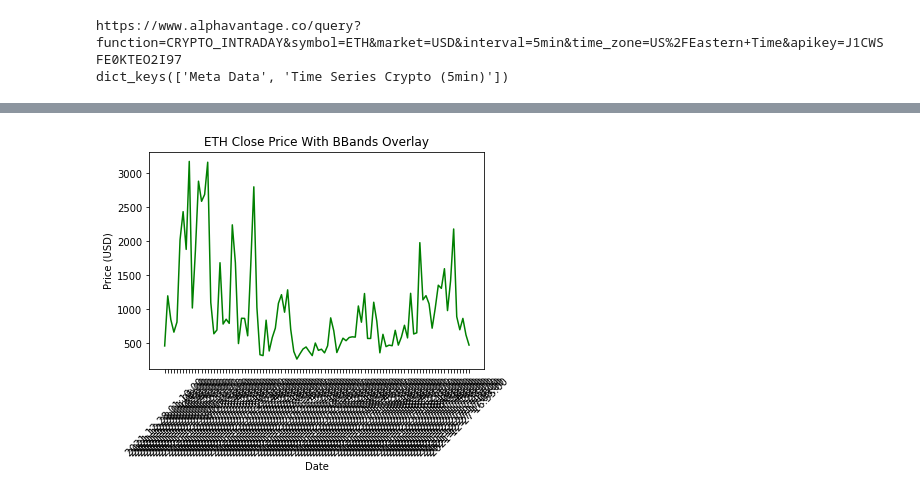
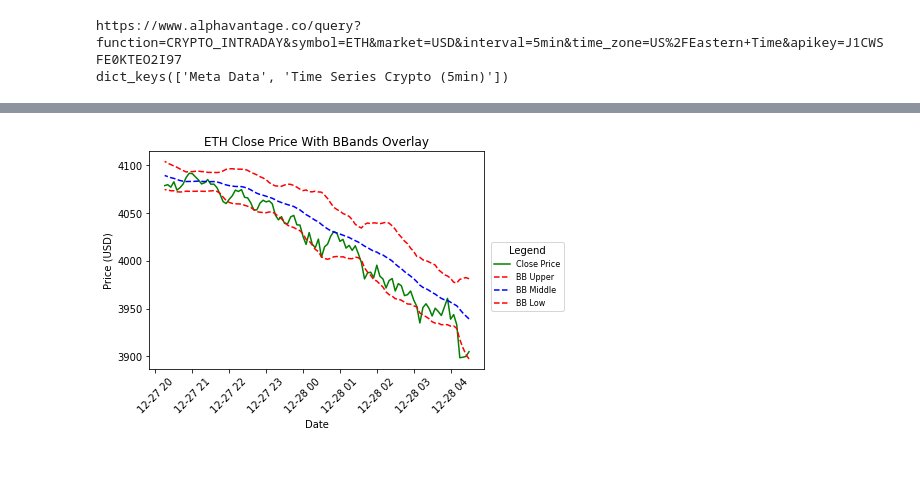
Before and after one commit to jdkincan/thesis, a Jupyter notebook: test.ipynb, the cells around one changed output, grey strips where cells are left out. Saved outputs shown, nothing was run; the diff lists cells and outputs as text; code cells hidden in the pictures; blank space fills up the shorter version.

Commit message:
Load and join MACD data, change dtypes to int64, create plots.

```diff
--- a/test.ipynb
+++ b/test.ipynb
@@ -84,4 +117,5 @@ bbands_df.head()
 # %%
 df = price_df.join(bbands_df, how = 'left')
+df = df.join(macd_df, how = 'left')
 df.head()
 # %% [output]
@@ -110,11 +134,27 @@ new_col_names = {'1. open': 'open',
         '5. volume': 'volume',
         'Real Middle Band': 'bband.mid',
         'Real Upper Band': 'bband.up',
-        'Real Lower Band': 'bband.low'}
+        'Real Lower Band': 'bband.low',
+        'MACD_Signal': 'macd.sig',
+        'MACD_Hist': 'macd.hist',
+        'MACD': 'macd'}
 
 # Call rename() method.
 df.rename(columns= new_col_names,
           inplace=True)
 # %%
-df = df.drop('date.est', 1)
+df = df.drop(['date.est1', 'date.est2'], 1)
+df['date.utc'] = pd.to_datetime(df['date.utc'])
 df = df.set_index('date.utc')
+# %%
+df['open'] = df['open'].astype(str).astype(float)
+df['high'] = df['high'].astype(str).astype(float)
+df['low'] = df['low'].astype(str).astype(float)
+df['close'] = df['close'].astype(str).astype(float)
+df['volume'] = df['volume'].astype(str).astype(float)
+df['bband.low'] = df['bband.low'].astype(str).astype(float)
+df['bband.up'] = df['bband.up'].astype(str).astype(float)
+df['bband.mid'] = df['bband.mid'].astype(str).astype(float)
+df['macd'] = df['macd'].astype(str).astype(float)
+df['macd.hist'] = df['macd.hist'].astype(str).astype(float)
+df['macd.sig'] = df['macd.sig'].astype(str).astype(float)
@@ -131,19 +193,22 @@ df.head()
 # %%
 # Case Study 5
 # Define figure and axis
 fig, axs = plt.subplots(1,1)
 
 # Set title and axes labels
 axs.set_title("ETH Close Price With BBands Overlay")
 axs.set_xlabel("Date")
 axs.set_ylabel("Price (USD)")
 
 # Create the plot
-axs.plot(df['volume'], "-", label = "Volume", color = "green")
-
+axs.plot(df['close'], "-", label = "Close Price", color = "green")
+axs.plot(df['bband.up'], "--", label = "BB Upper", color = "red")
+axs.plot(df['bband.mid'], "--", label = "BB Middle", color = "blue")
+axs.plot(df['bband.low'], "--", label = "BB Low", color = "red")
+axs.legend(title = "Legend", fontsize = 8, bbox_to_anchor=(1.25, .6), loc="upper right")
 plt.xticks(rotation=45)
 
 # Show
 plt.show()
 # %% [output]
-[figure, old version]
+[figure, new version]
```
Also changed, not shown: parts of 11 cells of this notebook.
